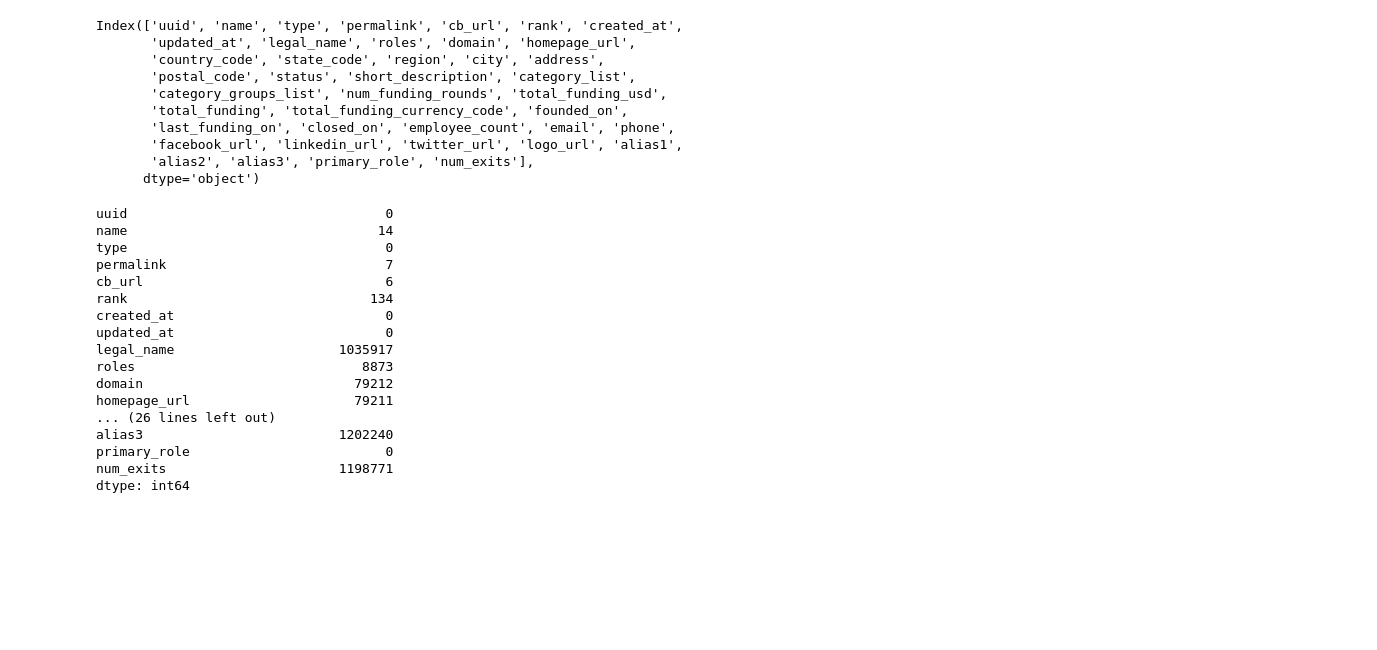
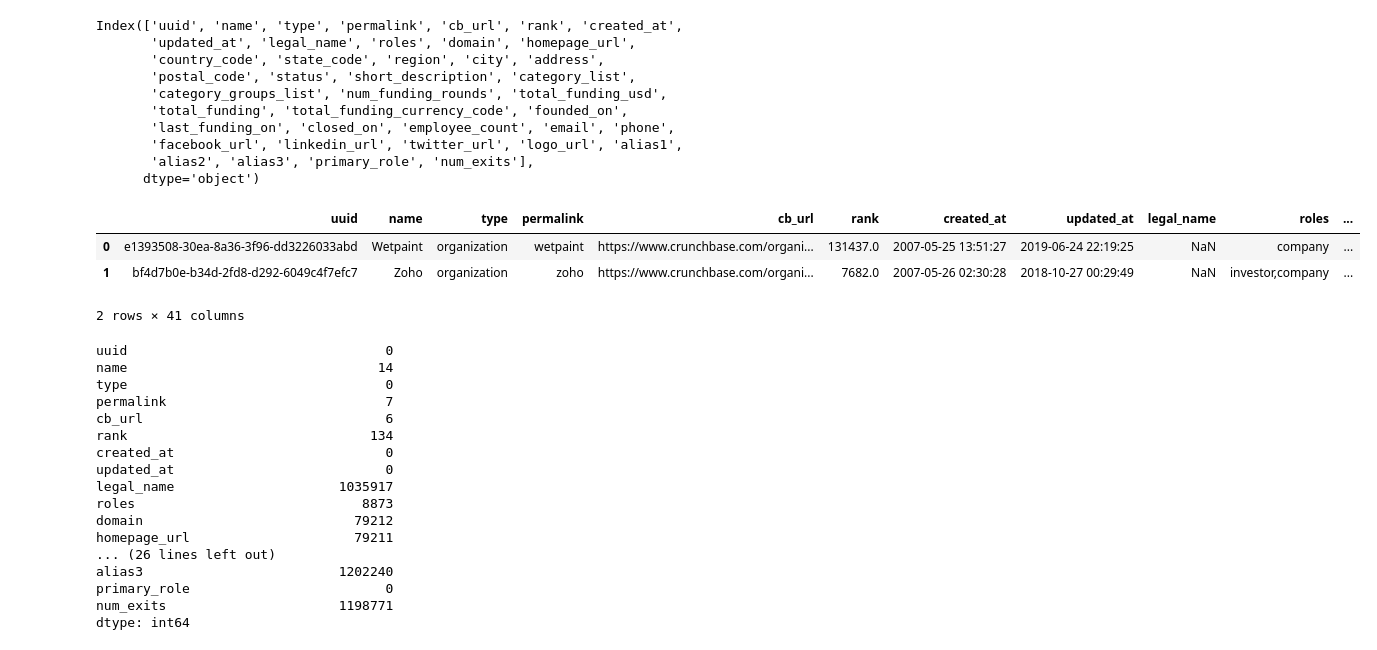
Before and after one commit to jamesellis1999/dissertations-2021-info, a Jupyter notebook: rahim_ghani_predict/data-pre-processing-main.ipynb, the cells around one changed output. Cells and saved outputs as stored; diff of their text form; code cells hidden in the pictures; blank space fills up the shorter version.

```diff
--- a/rahim_ghani_predict/data-pre-processing-main.ipynb
+++ b/rahim_ghani_predict/data-pre-processing-main.ipynb
@@ -21,6 +21,13 @@ Index(['uuid', 'name', 'type', 'permalink', 'cb_url', 'rank', 'created_at',
        'facebook_url', 'linkedin_url', 'twitter_url', 'logo_url', 'alias1',
        'alias2', 'alias3', 'primary_role', 'num_exits'],
       dtype='object')
+# %%
+org_df.head(2)
+# %% [output]
+|  | uuid | name | type | permalink | cb_url | rank | created_at | updated_at | legal_name | roles | ... |
+| 0 | e1393508-30ea-8a36-3f96-dd3226033abd | Wetpaint | organization | wetpaint | https://www.crunchbase.com/organi... | 131437.0 | 2007-05-25 13:51:27 | 2019-06-24 22:19:25 | NaN | company | ... |
+| 1 | bf4d7b0e-b34d-2fd8-d292-6049c4f7efc7 | Zoho | organization | zoho | https://www.crunchbase.com/organi... | 7682.0 | 2007-05-26 02:30:28 | 2018-10-27 00:29:49 | NaN | investor,company | ... |
+2 rows × 41 columns
 # %%
 #Show the value of NaN for every colum
 org_df.isnull().sum(axis = 0)
```
Also changed, not shown: parts of 97 cells of this notebook.
